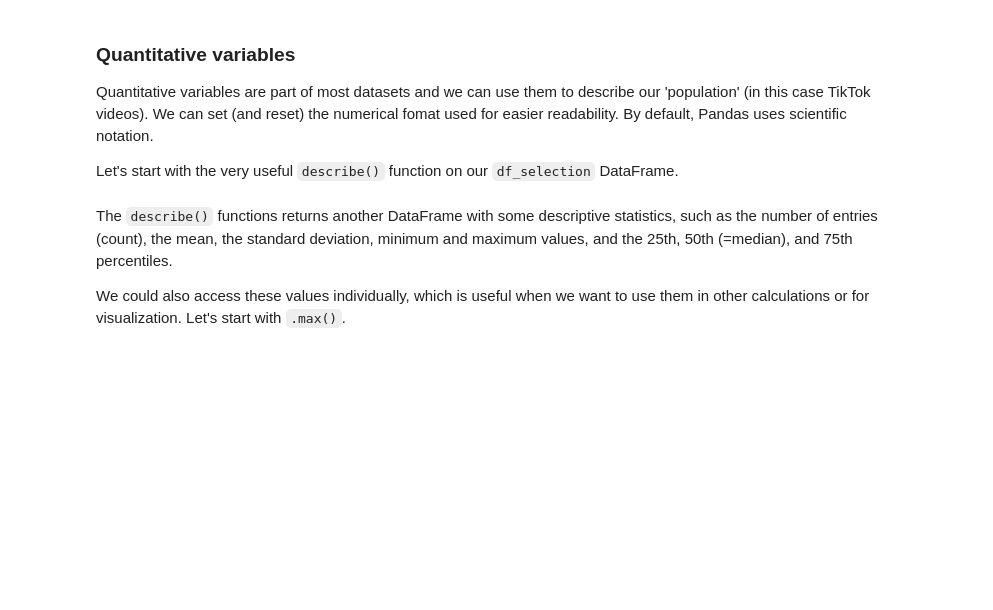
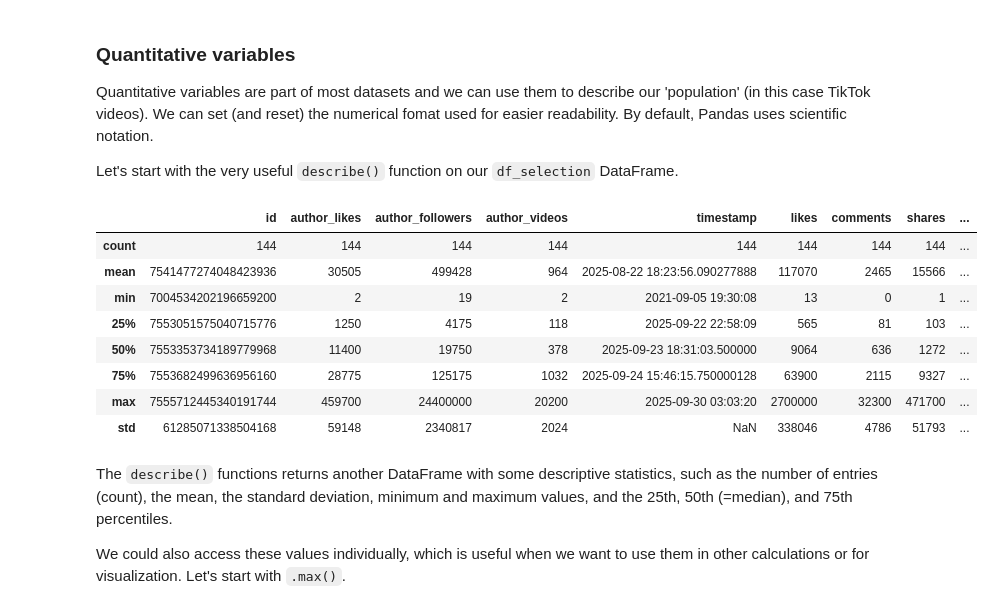
Before and after one commit to onni-Q/lecture_notebooks, a Jupyter notebook: Week2_Lecture.ipynb, the cells around one changed output. Saved outputs shown, nothing was run; the diff lists cells and outputs as text; code cells hidden in the pictures; blank space fills up the shorter version.

```diff
--- a/Week2_Lecture.ipynb
+++ b/Week2_Lecture.ipynb
@@ -189,7 +532,18 @@ Quantitative variables are part of most datasets and we can use them to describe
 Let's start with the very useful `describe()` function on our `df_selection` DataFrame.
 # %%
 pd.options.display.float_format = '{:.0f}'.format
-# pd.options.display.float_format = None              # To reset the option
+
+df_selection.describe()
+# %% [output]
+|  | id | author_likes | author_followers | author_videos | timestamp | likes | comments | shares | ... |
+| count | 144 | 144 | 144 | 144 | 144 | 144 | 144 | 144 | ... |
+| mean | 7541477274048423936 | 30505 | 499428 | 964 | 2025-08-22 18:23:56.090277888 | 117070 | 2465 | 15566 | ... |
+| min | 7004534202196659200 | 2 | 19 | 2 | 2021-09-05 19:30:08 | 13 | 0 | 1 | ... |
+| 25% | 7553051575040715776 | 1250 | 4175 | 118 | 2025-09-22 22:58:09 | 565 | 81 | 103 | ... |
+| 50% | 7553353734189779968 | 11400 | 19750 | 378 | 2025-09-23 18:31:03.500000 | 9064 | 636 | 1272 | ... |
+| 75% | 7553682499636956160 | 28775 | 125175 | 1032 | 2025-09-24 15:46:15.750000128 | 63900 | 2115 | 9327 | ... |
+| max | 7555712445340191744 | 459700 | 24400000 | 20200 | 2025-09-30 03:03:20 | 2700000 | 32300 | 471700 | ... |
+| std | 61285071338504168 | 59148 | 2340817 | 2024 | NaN | 338046 | 4786 | 51793 | ... |
 # %% [markdown]
  The `describe()` functions returns another DataFrame with some descriptive statistics, such as the number of entries (count), the mean, the standard deviation, minimum and maximum values, and the 25th, 50th (=median), and 75th percentiles.
 
```
Also changed, not shown: parts of 50 cells of this notebook.
